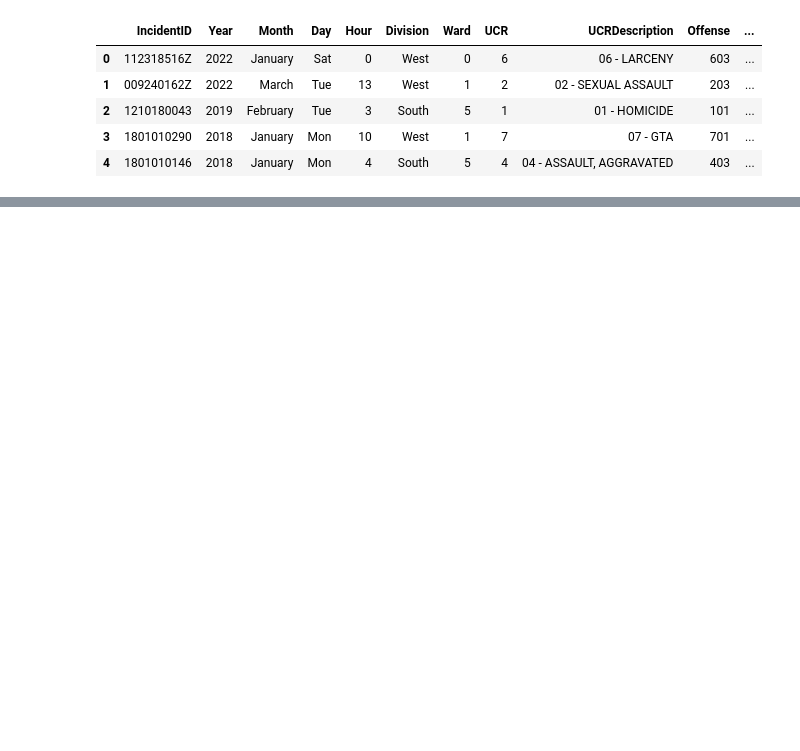
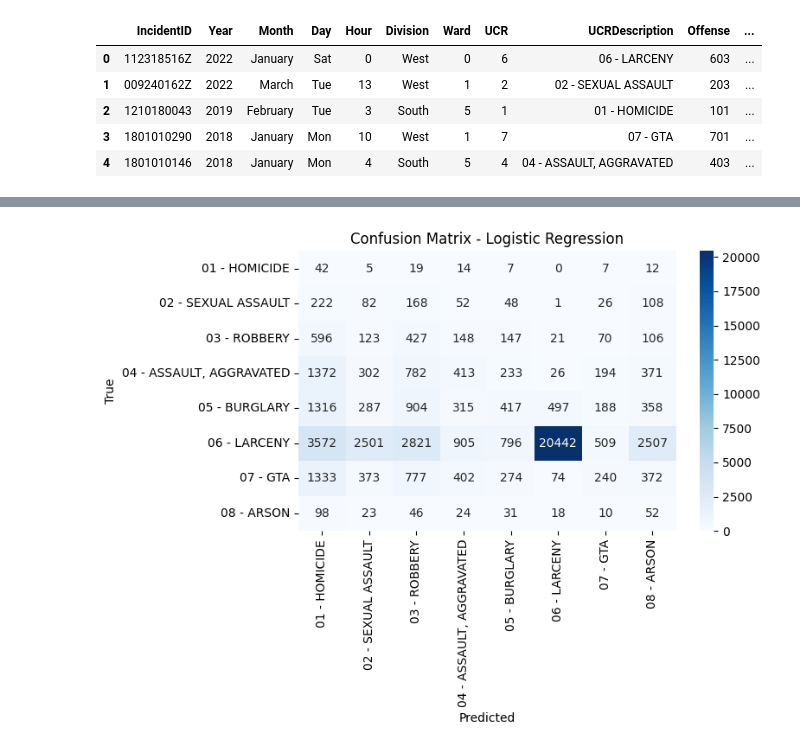
Before and after one commit to viswakaruturi/tucson-crime-insights, a Jupyter notebook: notebooks/03_classification.ipynb, the cells around one changed output, grey strips where cells are left out. Saved outputs shown, nothing was run; the diff lists cells and outputs as text; code cells hidden in the pictures; blank space fills up the shorter version.

```diff
--- a/notebooks/03_classification.ipynb
+++ b/notebooks/03_classification.ipynb
@@ -29,0 +164,14 @@ df = pd.get_dummies(df_load, columns=['Division', 'CallSource', 'Ward', 'Month',
+# %%
+# confusion Matrix for Logistic Regression
+lr_cm = confusion_matrix(y_test, lr_predictions)
+plt.figure(figsize = (8, 6))
+sns.heatmap(lr_cm, annot = True, fmt = "d", cmap = "Blues",
+            xticklabels = le.classes_, yticklabels = le.classes_)
+plt.title("Confusion Matrix - Logistic Regression")
+plt.xlabel("Predicted")
+plt.ylabel("True")
+plt.tight_layout()
+plt.savefig("../results/03/lr_confusion_matrix.png", dpi = 150, bbox_inches = "tight")
+plt.show()
+# %% [output]
+[figure, added]
```
Also changed, not shown: parts of 29 cells of this notebook, 18 other files.
